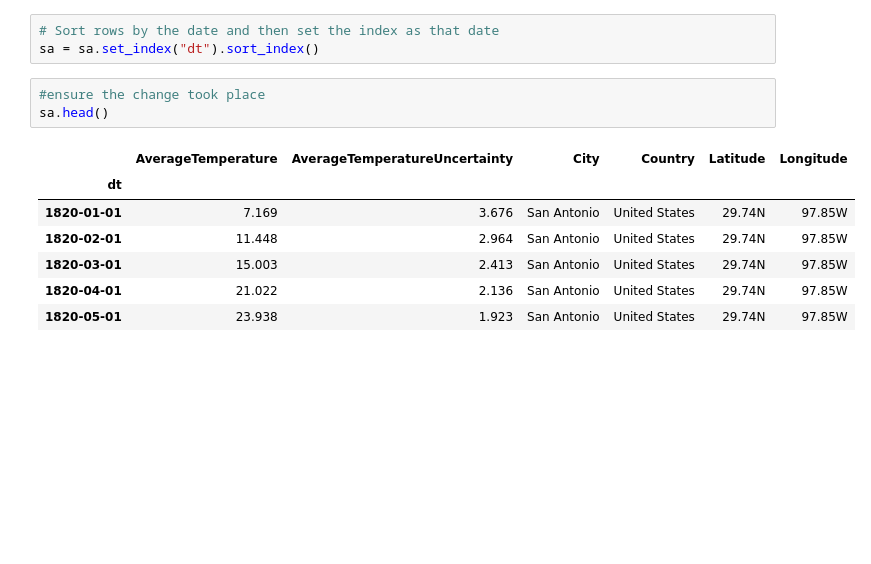
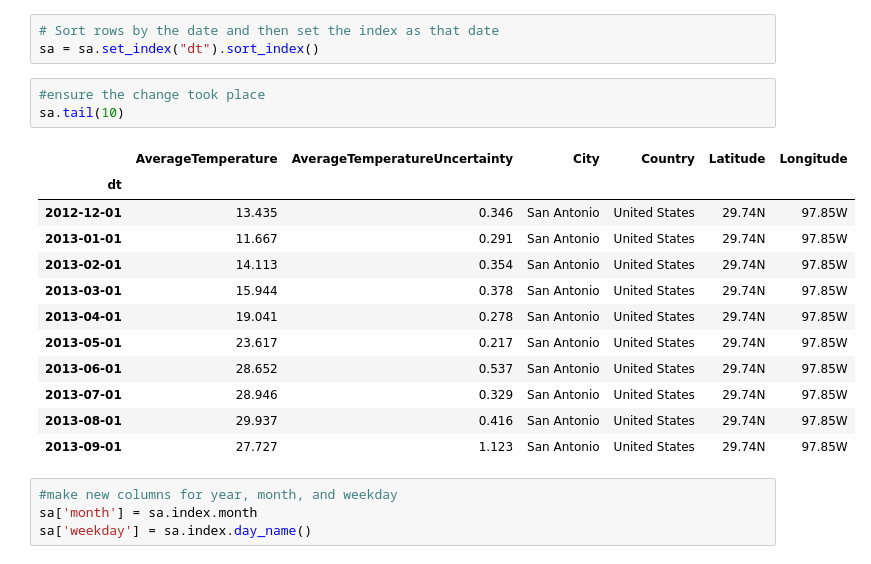
Before and after one commit to segovialori/time-series-exercises, a Jupyter notebook: model.ipynb, the cells around one changed output. Cells and saved outputs as stored; diff of their text form; blank space fills up the shorter version.

```diff
--- a/model.ipynb
+++ b/model.ipynb
@@ -150,12 +157,21 @@ sa.dt = pd.to_datetime(sa.dt)
 sa = sa.set_index("dt").sort_index()
 # %%
 #ensure the change took place
-sa.head()
+sa.tail(10)
 # %% [output]
 |  | AverageTemperature | AverageTemperatureUncertainty | City | Country | Latitude | Longitude |
 | dt |  |  |  |  |  |  |
-| 1820-01-01 | 7.169 | 3.676 | San Antonio | United States | 29.74N | 97.85W |
-| 1820-02-01 | 11.448 | 2.964 | San Antonio | United States | 29.74N | 97.85W |
-| 1820-03-01 | 15.003 | 2.413 | San Antonio | United States | 29.74N | 97.85W |
-| 1820-04-01 | 21.022 | 2.136 | San Antonio | United States | 29.74N | 97.85W |
-| 1820-05-01 | 23.938 | 1.923 | San Antonio | United States | 29.74N | 97.85W |
+| 2012-12-01 | 13.435 | 0.346 | San Antonio | United States | 29.74N | 97.85W |
+| 2013-01-01 | 11.667 | 0.291 | San Antonio | United States | 29.74N | 97.85W |
+| 2013-02-01 | 14.113 | 0.354 | San Antonio | United States | 29.74N | 97.85W |
+| 2013-03-01 | 15.944 | 0.378 | San Antonio | United States | 29.74N | 97.85W |
+| 2013-04-01 | 19.041 | 0.278 | San Antonio | United States | 29.74N | 97.85W |
+| 2013-05-01 | 23.617 | 0.217 | San Antonio | United States | 29.74N | 97.85W |
+| 2013-06-01 | 28.652 | 0.537 | San Antonio | United States | 29.74N | 97.85W |
+| 2013-07-01 | 28.946 | 0.329 | San Antonio | United States | 29.74N | 97.85W |
+| 2013-08-01 | 29.937 | 0.416 | San Antonio | United States | 29.74N | 97.85W |
+| 2013-09-01 | 27.727 | 1.123 | San Antonio | United States | 29.74N | 97.85W |
+# %%
+#make new columns for year, month, and weekday
+sa['month'] = sa.index.month
+sa['weekday'] = sa.index.day_name()
```
Also changed, not shown: parts of 32 cells of this notebook.
